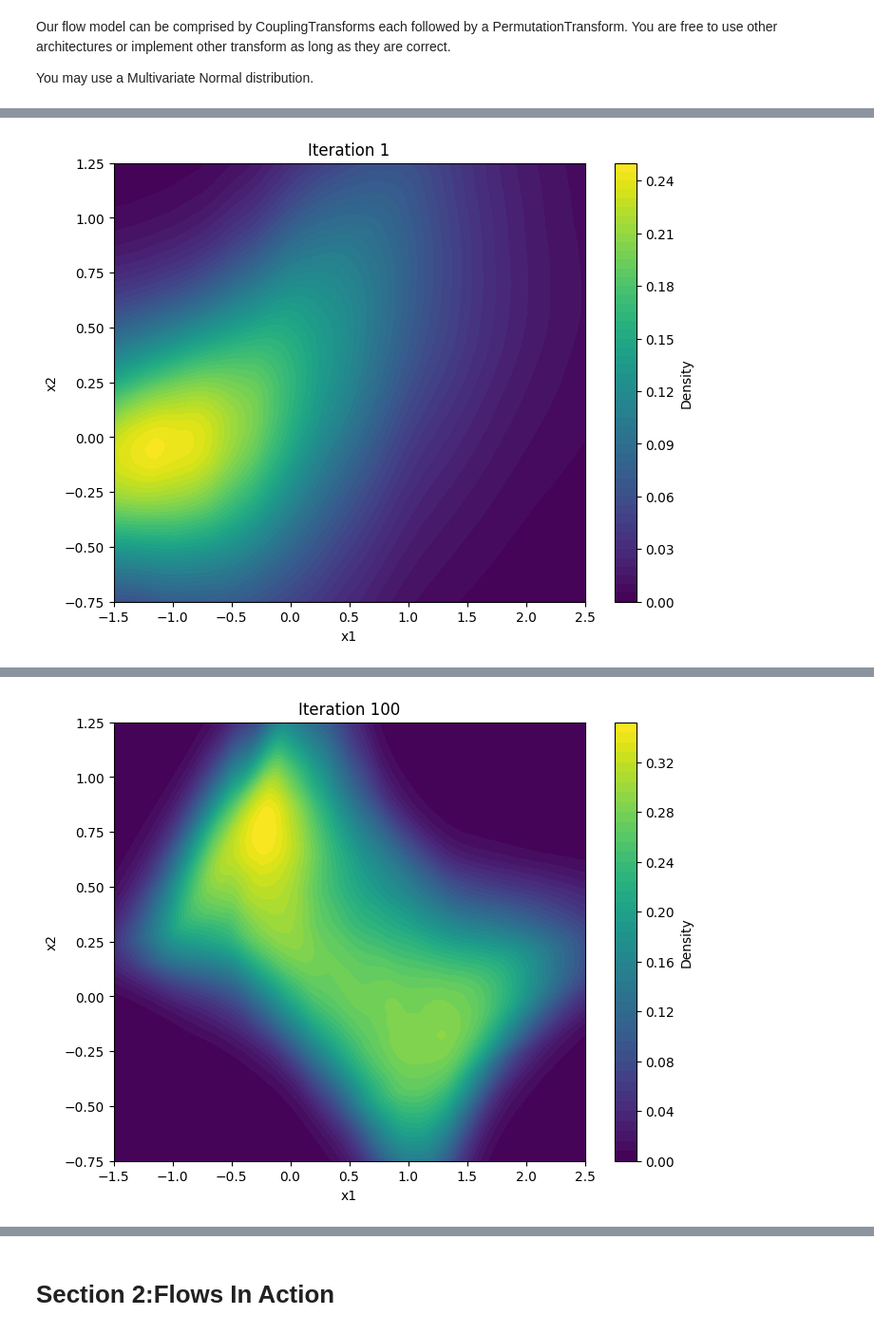
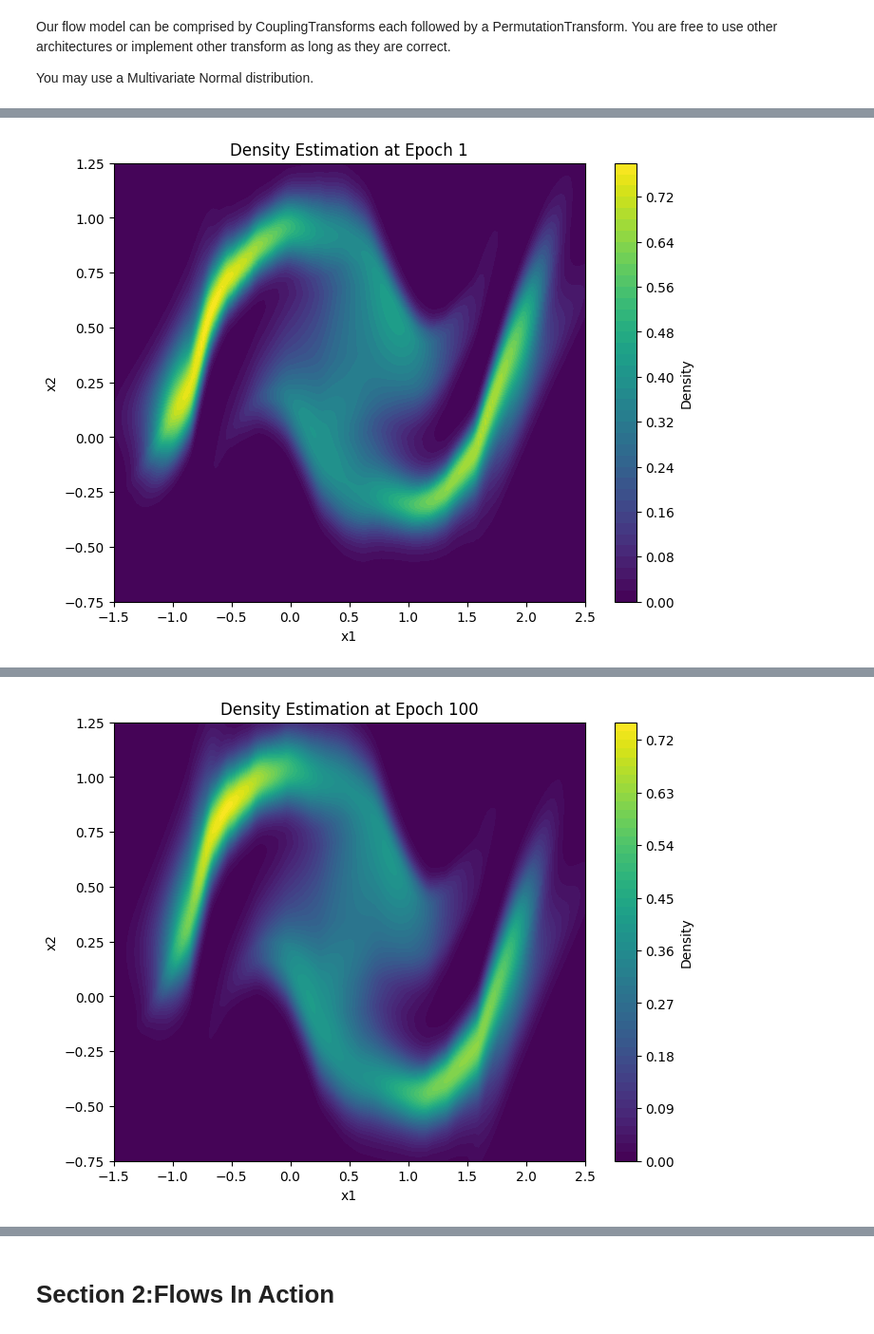
Before and after one commit to AmirHosseinNaghdi2003/Deep-Generative-Models, a Jupyter notebook: CHW3/DGM_HW3_Normalizing Flow_Practical.ipynb, the cells around one changed output, grey strips where cells are left out. Shown at 95% size. Drawn from its saved outputs; the diff is of its cells as text; code cells hidden in the pictures.

Commit message:
Finish Flow Q

```diff
--- a/CHW3/DGM_HW3_Normalizing Flow_Practical.ipynb
+++ b/CHW3/DGM_HW3_Normalizing Flow_Practical.ipynb
@@ -226,10 +304,17 @@ masks = create_alternating_masks(num_features, num_layers)
 # Initialize transforms
 transforms = []
 for i in range(num_layers):
-    pass
+    mask = masks[i]
+
+    # Use the default _net implementation within CouplingTransform
+    transforms.append(CouplingTransform(mask, hidden_dims))
+    transforms.append(PermutationTransform(num_features))  # Shuffle after each coupling layer
 
 # Initialize base distribution
-
+base_dist = D.MultivariateNormal(
+    loc=torch.zeros(num_features, device=device),
+    covariance_matrix=torch.eye(num_features, device=device)
+)
 
 # Initialize Flow model
 flow = Flow(transforms=transforms, base_distribution=base_dist).to(device)
@@ -240,40 +325,40 @@ optimizer = torch.optim.Adam(flow.parameters(), lr=learning_rate)
 # Training loop
 for epoch in range(1, num_epochs + 1):
     # Generate batch data
-    x, _ = make_moons(n_samples=batch_size, noise=0.1)
-    x = torch.tensor(x, dtype=torch.float32).to(device)
+    batch_data, _ = make_moons(n_samples=batch_size, noise=0.1)
+    batch_data = torch.tensor(batch_data, dtype=torch.float32, device=device)
 
-    #TODO
-
-
+    # Zero gradients, compute loss, and backpropagate
+    optimizer.zero_grad()
+    loss = -flow.log_prob(batch_data).mean()  # Negative log-likelihood
     loss.backward()
     optimizer.step()
 
-    if epoch % 200 == 0 or epoch == 1:
+    # Logging and visualization
+    if epoch == 1 or epoch % 100 == 0:
         print(f"Epoch {epoch}/{num_epochs}, Loss: {loss.item():.4f}")
 
-        # Visualization of the learned density
+        # Visualization of learned density
         with torch.no_grad():
-            xline = torch.linspace(-1.5, 2.5, 200, device=device)
-            yline = torch.linspace(-0.75, 1.25, 200, device=device)
-            xgrid, ygrid = torch.meshgrid(xline, yline, indexing='ij')
-            xyinput = torch.cat([
-                xgrid.reshape(-1, 1),
-                ygrid.reshape(-1, 1)
-            ], dim=1).to(device)
+            grid_x = torch.linspace(-1.5, 2.5, 200, device=device)
+            grid_y = torch.linspace(-0.75, 1.25, 200, device=device)
+            mesh_x, mesh_y = torch.meshgrid(grid_x, grid_y, indexing="ij")
+            grid_input = torch.cat([mesh_x.reshape(-1, 1), mesh_y.reshape(-1, 1)], dim=1)
 
-            log_prob_grid # = TODO
-            zgrid = torch.exp(log_prob_grid).reshape(200, 200).cpu()
+            # Compute log probabilities and convert to density
+            log_probs = flow.log_prob(grid_input).reshape(200, 200)
+            density = torch.exp(log_probs).cpu().numpy()
 
+        # Plot the density
         plt.figure(figsize=(8, 6))
         plt.contourf(
-            xgrid.cpu().numpy(),
-            ygrid.cpu().numpy(),
-            zgrid.numpy(),
+            mesh_x.cpu().numpy(),
+            mesh_y.cpu().numpy(),
+            density,
             levels=50,
-            cmap='viridis'
+            cmap="viridis"
         )
-        plt.title(f'Iteration {epoch}')
+        plt.title(f'Density Estimation at Epoch {epoch}')
         plt.xlabel('x1')
         plt.ylabel('x2')
         plt.colorbar(label='Density')
@@ -283 +368 @@ Epoch 1/500, Loss: 3.0769
-[figure, old version]
+[figure, new version]
@@ -285 +370 @@ Epoch 100/500, Loss: 1.6977
-[figure, old version]
+[figure, new version]
```
Also changed, not shown: parts of 17 cells of this notebook.
